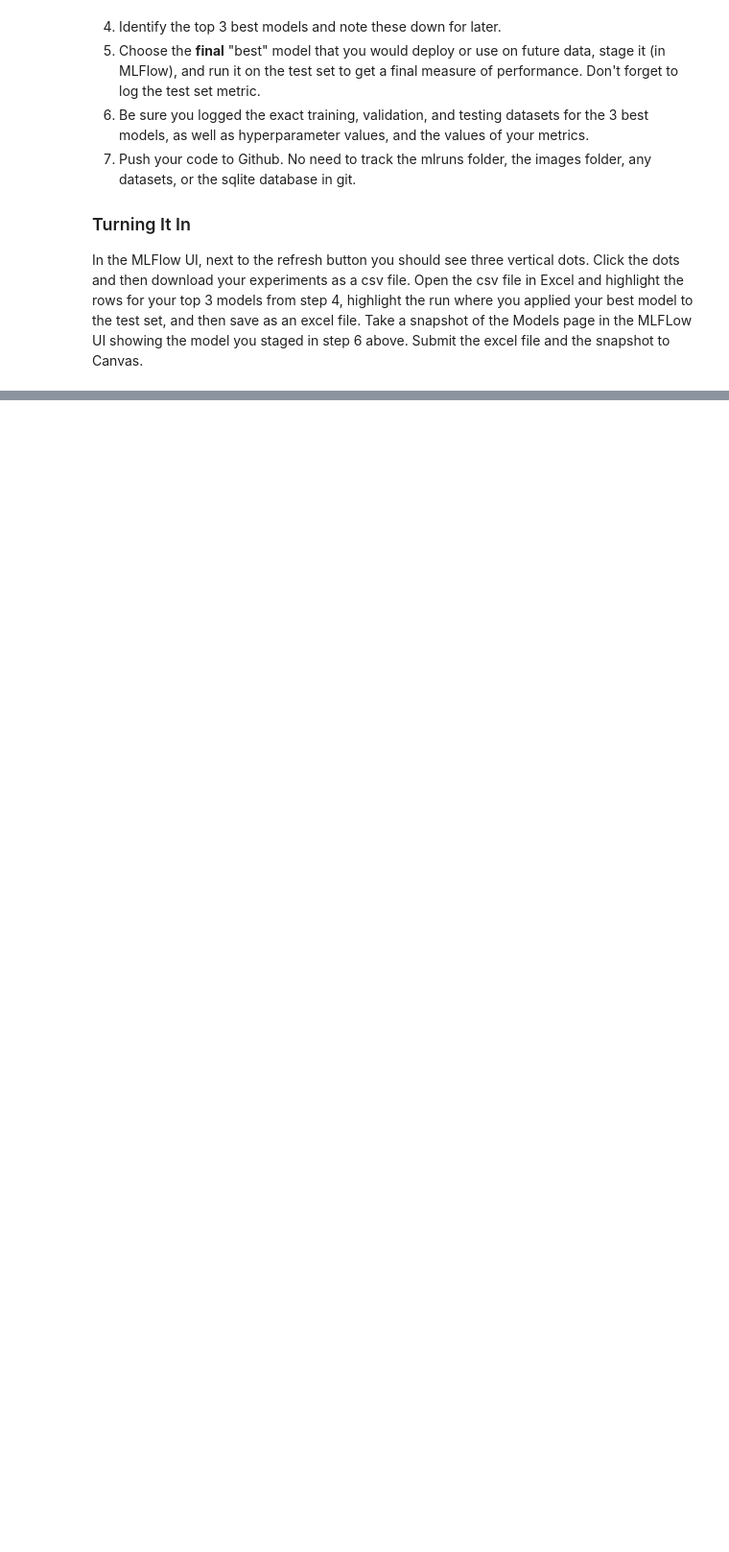
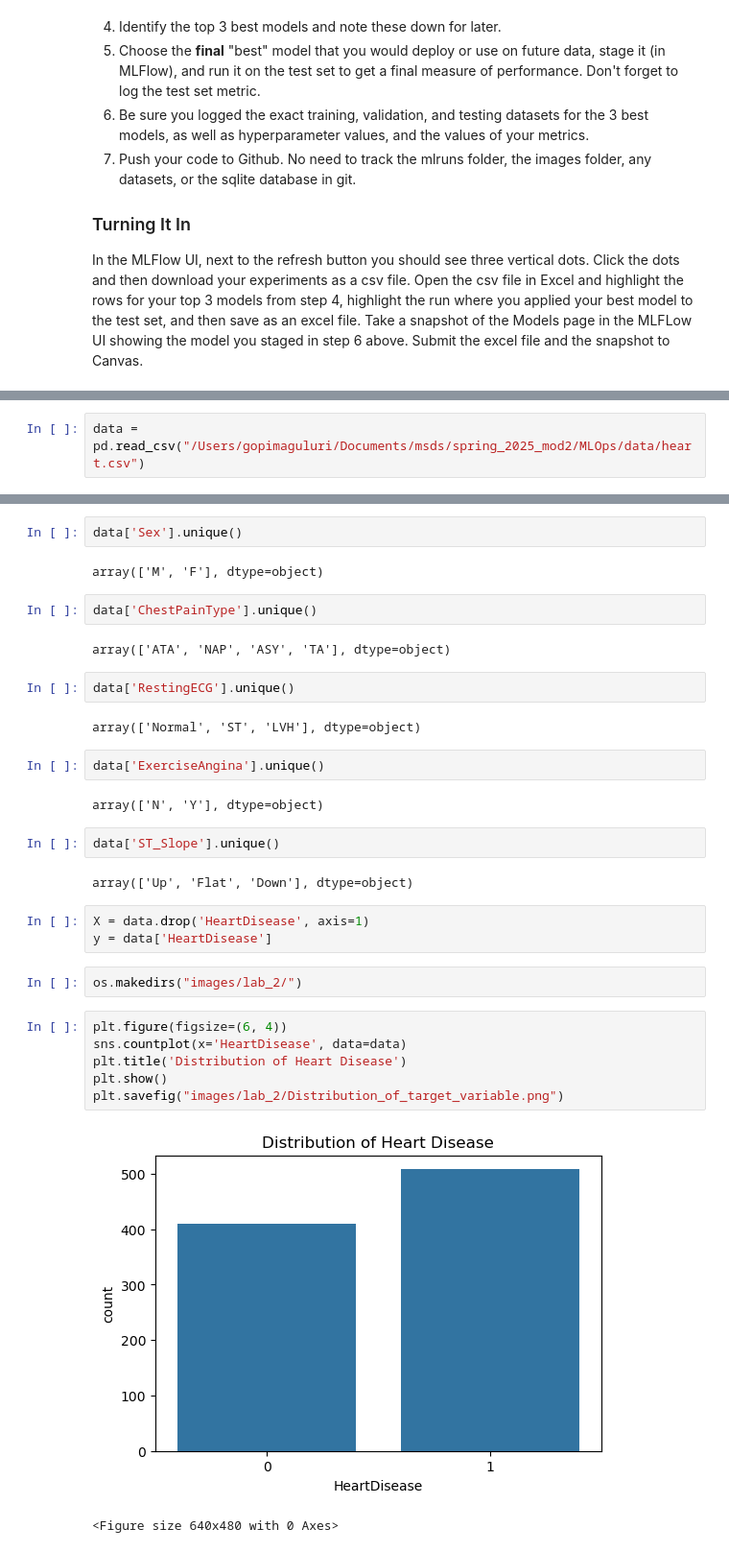
Before and after one commit to Gopimaguluri267/mlops, a Jupyter notebook: labs/Lab_2_exp_tracking_local.ipynb, the cells around one changed output, grey strips where cells are left out. Shown at 96% size. Saved outputs shown, nothing was run; the diff lists cells and outputs as text; blank space fills up the shorter version.

```diff
--- a/labs/Lab_2_exp_tracking_local.ipynb
+++ b/labs/Lab_2_exp_tracking_local.ipynb
@@ -405,0 +491,2 @@ In the MLFlow UI, next to the refresh button you should see three vertical dots.
+# %%
+data = pd.read_csv("/Users/gopimaguluri/Documents/msds/spring_2025_mod2/MLOps/data/heart.csv")
@@ -405,0 +509,34 @@ In the MLFlow UI, next to the refresh button you should see three vertical dots.
+# %%
+data['Sex'].unique()
+# %% [output]
+array(['M', 'F'], dtype=object)
+# %%
+data['ChestPainType'].unique()
+# %% [output]
+array(['ATA', 'NAP', 'ASY', 'TA'], dtype=object)
+# %%
+data['RestingECG'].unique()
+# %% [output]
+array(['Normal', 'ST', 'LVH'], dtype=object)
+# %%
+data['ExerciseAngina'].unique()
+# %% [output]
+array(['N', 'Y'], dtype=object)
+# %%
+data['ST_Slope'].unique()
+# %% [output]
+array(['Up', 'Flat', 'Down'], dtype=object)
+# %%
+X = data.drop('HeartDisease', axis=1)
+y = data['HeartDisease']
+# %%
+os.makedirs("images/lab_2/")
+# %%
+plt.figure(figsize=(6, 4))
+sns.countplot(x='HeartDisease', data=data)
+plt.title('Distribution of Heart Disease')
+plt.show()
+plt.savefig("images/lab_2/Distribution_of_target_variable.png")
+# %% [output]
+[figure, added]
+<Figure size 640x480 with 0 Axes>
```
Also changed, not shown: parts of 38 cells of this notebook, 10 other files.
